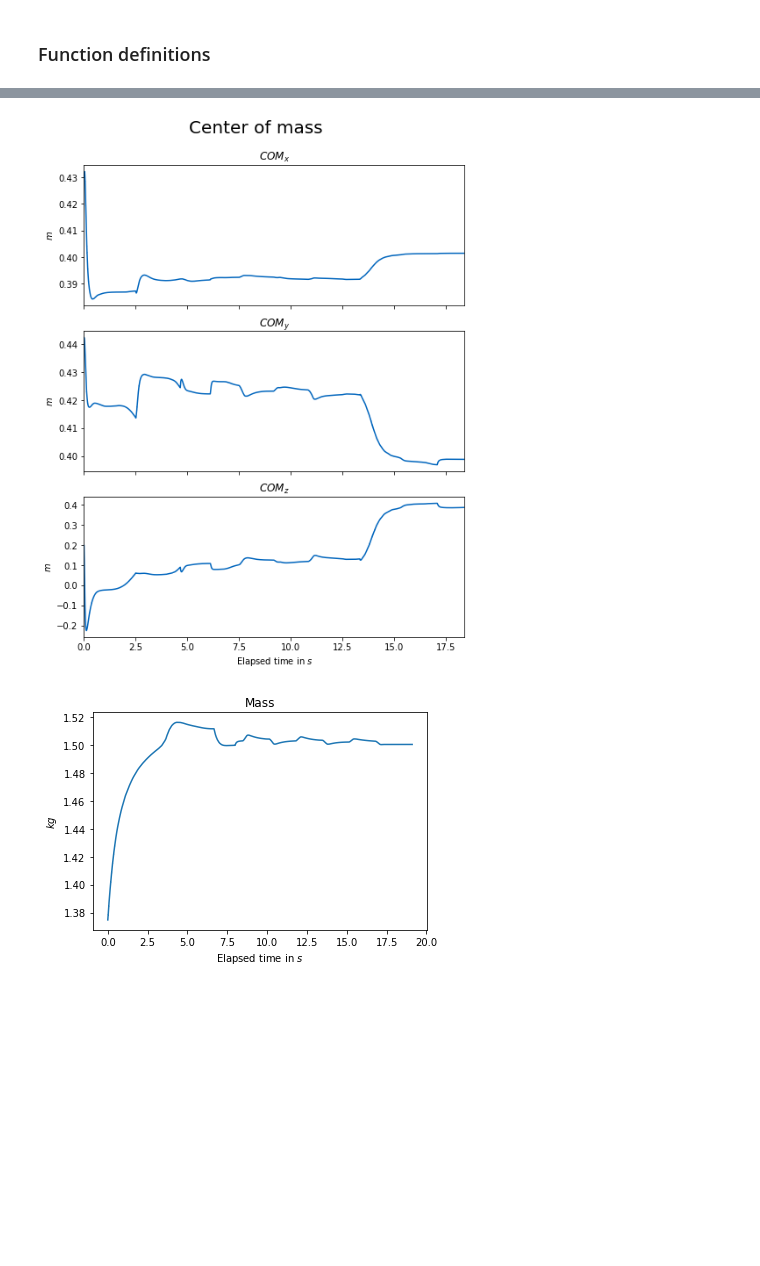
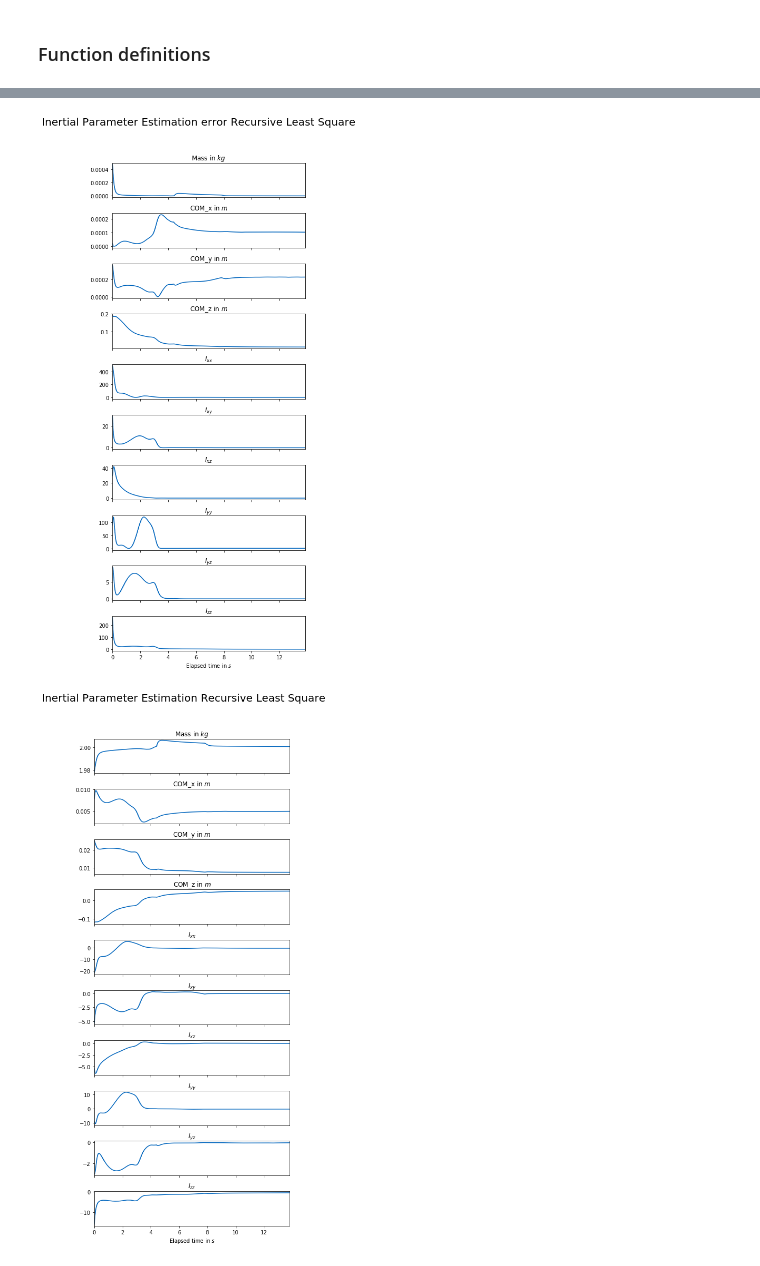
Before and after one commit to elenamck/inertial_parameter_application, a Jupyter notebook: data_collection/simulation/plotting_inertial_param_est.py.ipynb, the cells around one changed output, grey strips where cells are left out. Saved outputs shown, nothing was run; the diff lists cells and outputs as text; code cells hidden in the pictures; blank space fills up the shorter version.

```diff
--- a/data_collection/simulation/plotting_inertial_param_est.py.ipynb
+++ b/data_collection/simulation/plotting_inertial_param_est.py.ipynb
@@ -122,8 +350,6 @@ Plot_three_dim(time, aaccel, 'rad/s^2', "Angular Acceleration", "$α$")
-# %%
-Plot_three_dim(time, center_of_mass/mass, '$m$', "Center of mass", "$COM$")
-# %% [output]
-[figure, removed]
-# %%
-Plot_one_dim(time, mass, '$kg$', "Mass")
-# %% [output]
-[figure, removed]
+# %%
+Plot_intertial_params_one_error (time, phi_RLS, "Recursive Least Square",2.0, 0.02 ,0.03, 0.2, 0.5, 0.0, 0.0, 0.5, 0.0, 0.5)
+Plot_intertial_params_one(time, phi_RLS, "Recursive Least Square")
+# %% [output]
+[figure, added]
+[figure, added]
```
Also changed, not shown: parts of 9 cells of this notebook, 2 other files.
